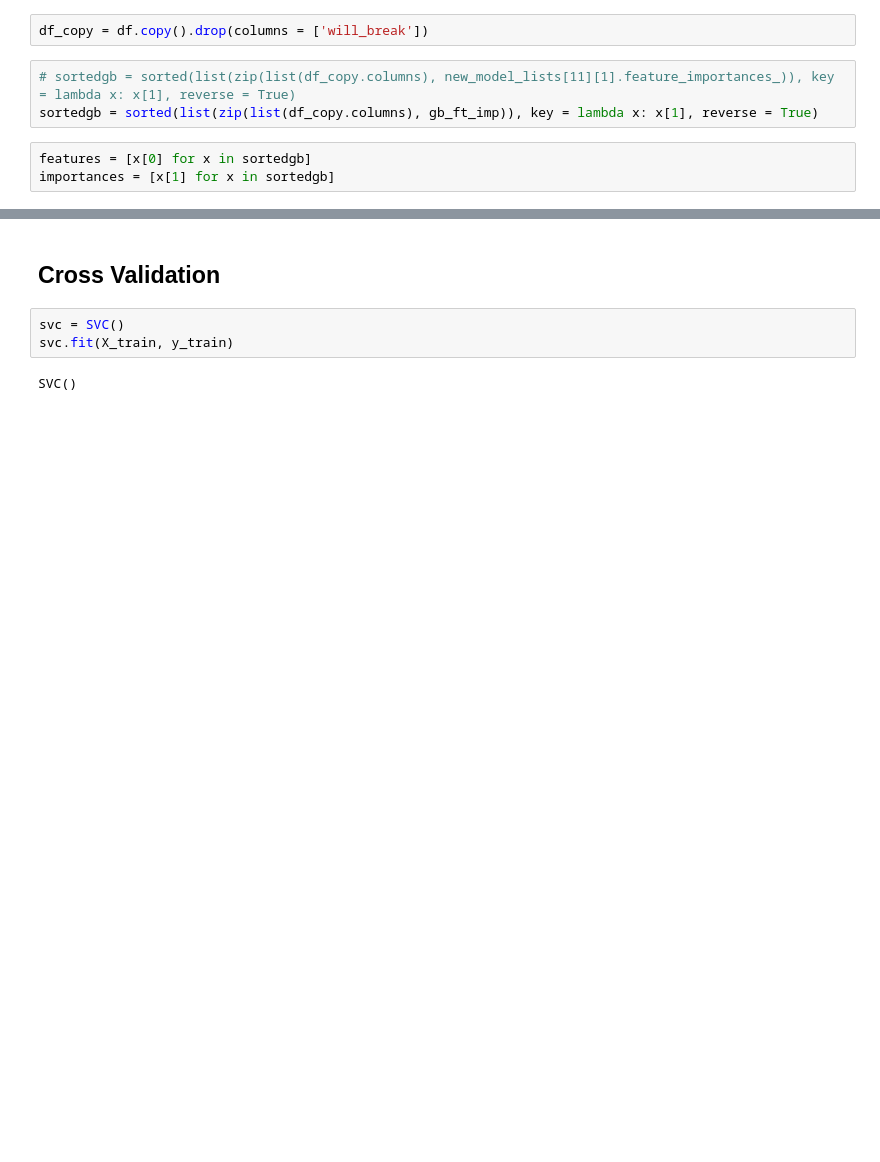
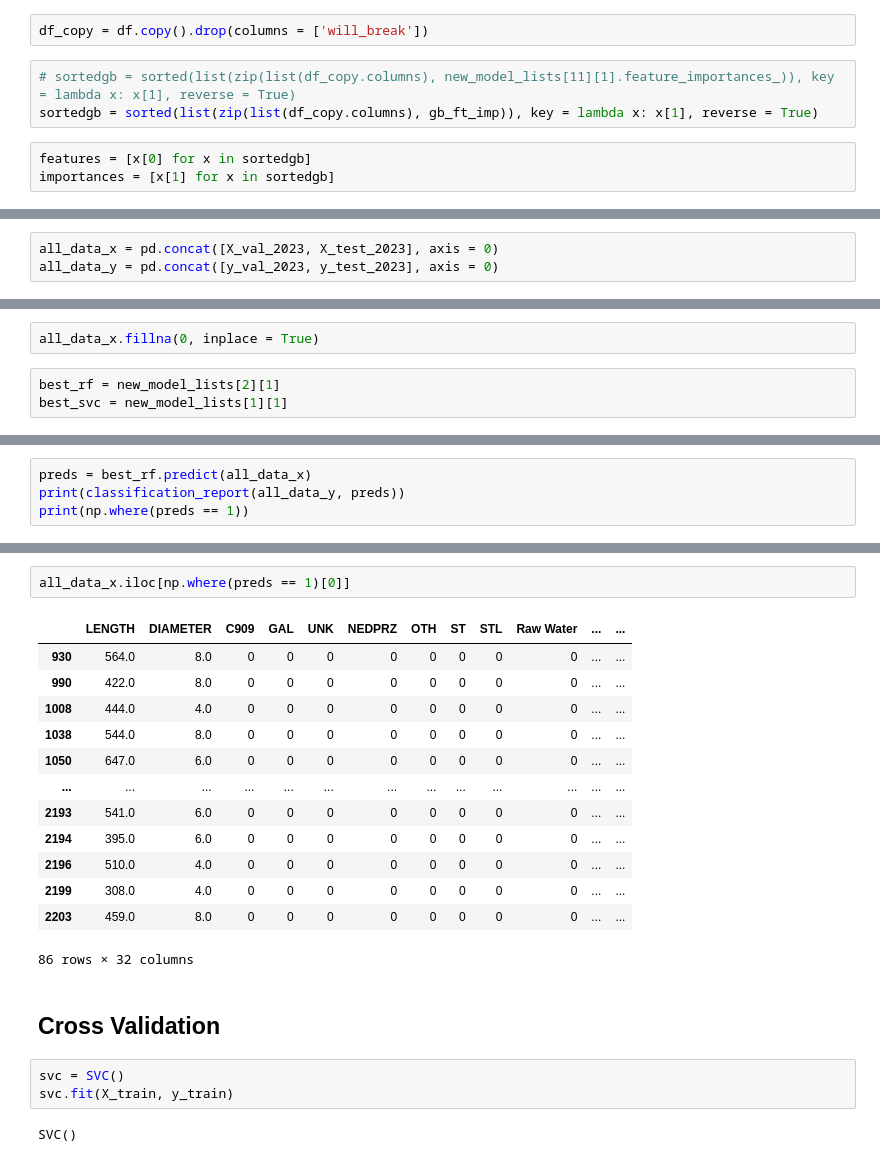
Before and after one commit to theuerc/ann_arbor_watermain_break_predictions, a Jupyter notebook: models/02_models.ipynb, the cells around one changed output, grey strips where cells are left out. Cells and saved outputs as stored; diff of their text form; blank space fills up the shorter version.

```diff
--- a/models/02_models.ipynb
+++ b/models/02_models.ipynb
@@ -480,0 +619,3 @@ ValueError: X has 32 features, but GradientBoostingClassifier is expecting 31 fe
+# %%
+all_data_x = pd.concat([X_val_2023, X_test_2023], axis = 0)
+all_data_y = pd.concat([y_val_2023, y_test_2023], axis = 0)
@@ -480,0 +626,5 @@ ValueError: X has 32 features, but GradientBoostingClassifier is expecting 31 fe
+# %%
+all_data_x.fillna(0, inplace = True)
+# %%
+best_rf = new_model_lists[2][1]
+best_svc = new_model_lists[1][1]
@@ -480,0 +641,4 @@ ValueError: X has 32 features, but GradientBoostingClassifier is expecting 31 fe
+# %%
+preds = best_rf.predict(all_data_x)
+print(classification_report(all_data_y, preds))
+print(np.where(preds == 1))
@@ -481,3 +731,19 @@ ValueError: X has 32 features, but GradientBoostingClassifier is expecting 31 fe
+# %%
+all_data_x.iloc[np.where(preds == 1)[0]]
+# %% [output]
+|  | LENGTH | DIAMETER | C909 | GAL | UNK | NEDPRZ | OTH | ST | STL | Raw Water | ... | ... |
+| 930 | 564.0 | 8.0 | 0 | 0 | 0 | 0 | 0 | 0 | 0 | 0 | ... | ... |
+| 990 | 422.0 | 8.0 | 0 | 0 | 0 | 0 | 0 | 0 | 0 | 0 | ... | ... |
+| 1008 | 444.0 | 4.0 | 0 | 0 | 0 | 0 | 0 | 0 | 0 | 0 | ... | ... |
+| 1038 | 544.0 | 8.0 | 0 | 0 | 0 | 0 | 0 | 0 | 0 | 0 | ... | ... |
+| 1050 | 647.0 | 6.0 | 0 | 0 | 0 | 0 | 0 | 0 | 0 | 0 | ... | ... |
+| ... | ... | ... | ... | ... | ... | ... | ... | ... | ... | ... | ... | ... |
+| 2193 | 541.0 | 6.0 | 0 | 0 | 0 | 0 | 0 | 0 | 0 | 0 | ... | ... |
+| 2194 | 395.0 | 6.0 | 0 | 0 | 0 | 0 | 0 | 0 | 0 | 0 | ... | ... |
+| 2196 | 510.0 | 4.0 | 0 | 0 | 0 | 0 | 0 | 0 | 0 | 0 | ... | ... |
+| 2199 | 308.0 | 4.0 | 0 | 0 | 0 | 0 | 0 | 0 | 0 | 0 | ... | ... |
+| 2203 | 459.0 | 8.0 | 0 | 0 | 0 | 0 | 0 | 0 | 0 | 0 | ... | ... |
+86 rows × 32 columns
 # %% [markdown]
 <h2>Cross Validation</h2>
 # %%
```
Also changed, not shown: parts of 29 cells of this notebook.
